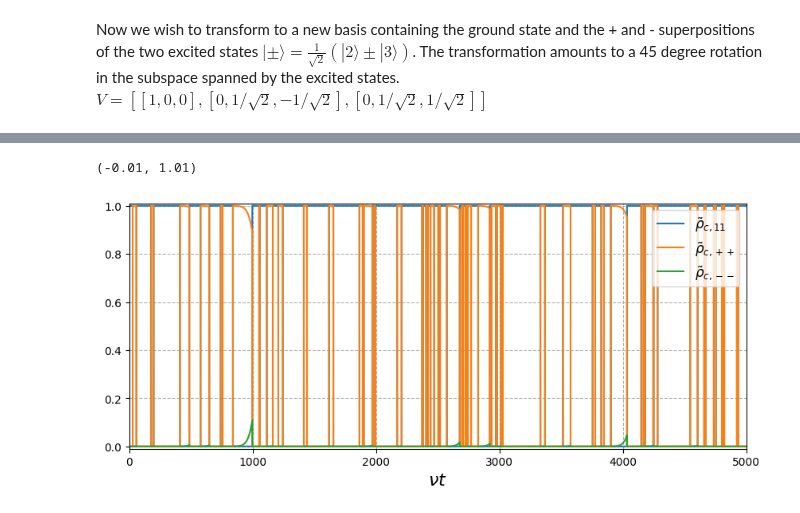
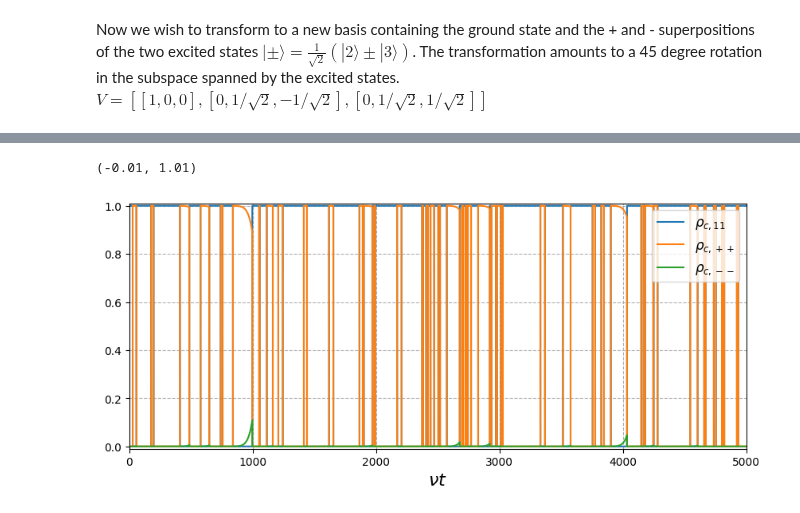
Before and after one commit to mikeal888/The_V_model, a Jupyter notebook: Equilibrium.ipynb, the cells around one changed output, grey strips where cells are left out. Cells and saved outputs as stored; diff of their text form; code cells hidden in the pictures.

```diff
--- a/Equilibrium.ipynb
+++ b/Equilibrium.ipynb
@@ -240,20 +240,20 @@ g32_evo_prime = result_prime.expect[3]
 # %%
 # Plot the populations
 fig, ax1 = plt.subplots(figsize=(10,4))
-ax1.plot(tlist, g1_evo_prime, label=r"$\tilde{\rho}_{c,11}$")
-ax1.plot(tlist, g2_evo_prime, label=r"$\tilde{\rho}_{c,++}$")
-ax1.plot(tlist, g3_evo_prime, label=r"$\tilde{\rho}_{c,--}$")
+ax1.plot(tlist, g1_evo_prime, label=r"$\rho_{c,11}$")
+ax1.plot(tlist, g2_evo_prime, label=r"$\rho_{c,++}$")
+ax1.plot(tlist, g3_evo_prime, label=r"$\rho_{c,--}$")
 
 ax1.set_xlabel(r'$\nu t$', fontsize=16)
 # ax1.set_ylabel("Population")
 plt.legend(fontsize=12, loc="upper right")
 ax1.grid(linestyle='--')
 # ax1.vlines(tau2, ymin=0, ymax=1, linestyles=['--'], colors=['k'])
 ax1.set_xlim([t0,tf])
 ax1.set_ylim(-0.01, 1.01)
 # %% [output]
 (-0.01, 1.01)
-[figure, old version]
+[figure, new version]
 # %%
 # Plot the coherences, real and imaginary
 
```
Also changed, not shown: parts of 2 cells of this notebook, 1 other file.
